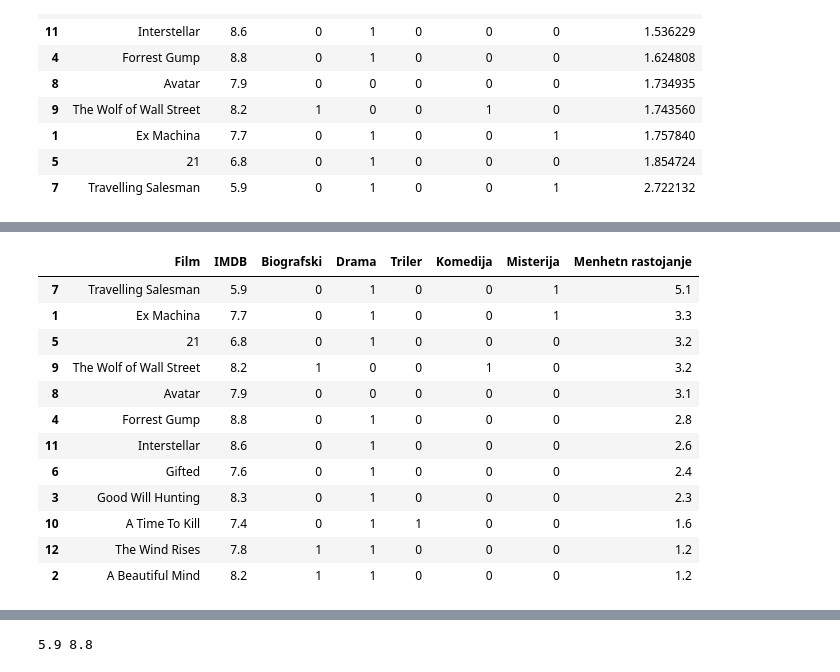
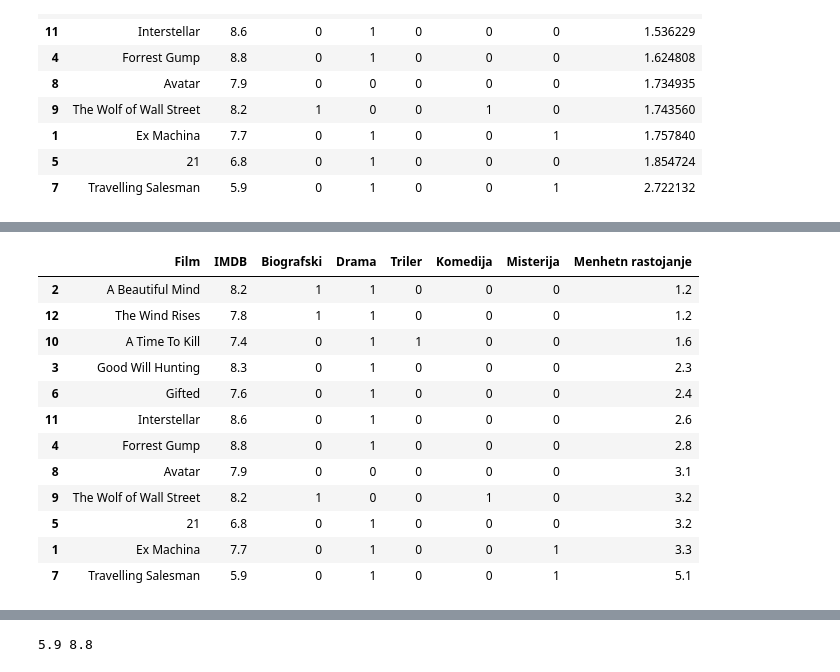
Before and after one commit to mdodovic/K-Nearest-Neighbours, a Jupyter notebook: films.ipynb, the cells around one changed output, grey strips where cells are left out. Cells and saved outputs as stored; diff of their text form; code cells hidden in the pictures.

Commit message:
show nearest films

```diff
--- a/films.ipynb
+++ b/films.ipynb
@@ -124,18 +130,18 @@ new_film_euclidean.sort_values(by=["Euklidsko rastojanje"])
 # %%
 new_film_manhattan = new_films.copy()
 new_film_manhattan.insert(len(new_film_manhattan.columns), "Menhetn rastojanje", manhattan_distances)
-new_film_manhattan.sort_values(by=["Menhetn rastojanje"], ascending=False)
+new_film_manhattan.sort_values(by=["Menhetn rastojanje"])
 # %% [output]
 |  | Film | IMDB | Biografski | Drama | Triler | Komedija | Misterija | Menhetn rastojanje |
+| 2 | A Beautiful Mind | 8.2 | 1 | 1 | 0 | 0 | 0 | 1.2 |
+| 12 | The Wind Rises | 7.8 | 1 | 1 | 0 | 0 | 0 | 1.2 |
+| 10 | A Time To Kill | 7.4 | 0 | 1 | 1 | 0 | 0 | 1.6 |
+| 3 | Good Will Hunting | 8.3 | 0 | 1 | 0 | 0 | 0 | 2.3 |
+| 6 | Gifted | 7.6 | 0 | 1 | 0 | 0 | 0 | 2.4 |
+| 11 | Interstellar | 8.6 | 0 | 1 | 0 | 0 | 0 | 2.6 |
+| 4 | Forrest Gump | 8.8 | 0 | 1 | 0 | 0 | 0 | 2.8 |
+| 8 | Avatar | 7.9 | 0 | 0 | 0 | 0 | 0 | 3.1 |
+| 9 | The Wolf of Wall Street | 8.2 | 1 | 0 | 0 | 1 | 0 | 3.2 |
+| 5 | 21 | 6.8 | 0 | 1 | 0 | 0 | 0 | 3.2 |
+| 1 | Ex Machina | 7.7 | 0 | 1 | 0 | 0 | 1 | 3.3 |
 | 7 | Travelling Salesman | 5.9 | 0 | 1 | 0 | 0 | 1 | 5.1 |
-| 1 | Ex Machina | 7.7 | 0 | 1 | 0 | 0 | 1 | 3.3 |
-| 5 | 21 | 6.8 | 0 | 1 | 0 | 0 | 0 | 3.2 |
-| 9 | The Wolf of Wall Street | 8.2 | 1 | 0 | 0 | 1 | 0 | 3.2 |
-| 8 | Avatar | 7.9 | 0 | 0 | 0 | 0 | 0 | 3.1 |
-| 4 | Forrest Gump | 8.8 | 0 | 1 | 0 | 0 | 0 | 2.8 |
-| 11 | Interstellar | 8.6 | 0 | 1 | 0 | 0 | 0 | 2.6 |
-| 6 | Gifted | 7.6 | 0 | 1 | 0 | 0 | 0 | 2.4 |
-| 3 | Good Will Hunting | 8.3 | 0 | 1 | 0 | 0 | 0 | 2.3 |
-| 10 | A Time To Kill | 7.4 | 0 | 1 | 1 | 0 | 0 | 1.6 |
-| 12 | The Wind Rises | 7.8 | 1 | 1 | 0 | 0 | 0 | 1.2 |
-| 2 | A Beautiful Mind | 8.2 | 1 | 1 | 0 | 0 | 0 | 1.2 |
```
Also changed, not shown: parts of 22 cells of this notebook.
